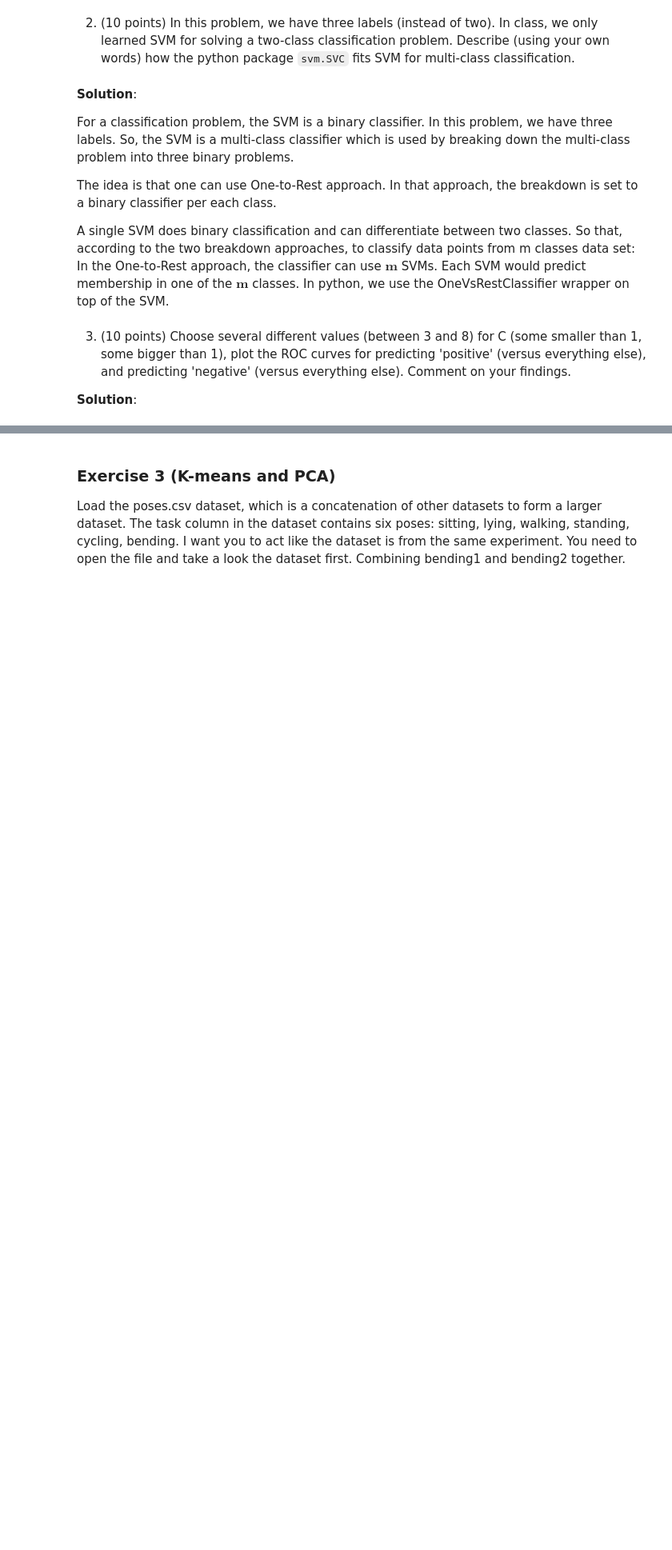
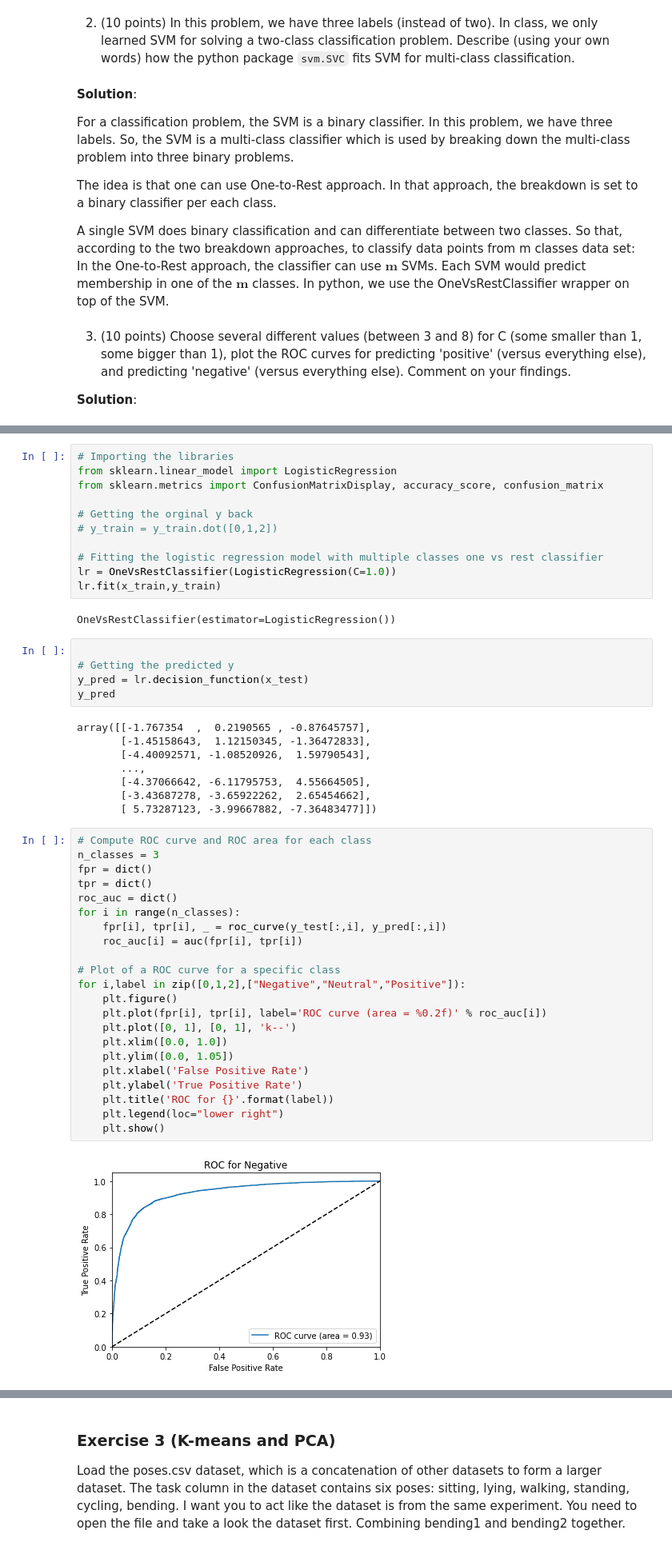
Before and after one commit to jaydbendre/STA208, a Jupyter notebook: Homeworks/Homework - 2/hw2/hw2.ipynb, the cells around one changed output, grey strips where cells are left out. Shown: that part at 80% size. Cells and saved outputs as stored; diff of their text form; blank space fills up the shorter version.

```diff
--- a/Homeworks/Homework - 2/hw2/hw2.ipynb
+++ b/Homeworks/Homework - 2/hw2/hw2.ipynb
@@ -308,0 +418,50 @@ __Note:__ the PR curve is a ratio of the number of true positives divided by the
+# %%
+# Importing the libraries
+from sklearn.linear_model import LogisticRegression
+from sklearn.metrics import ConfusionMatrixDisplay, accuracy_score, confusion_matrix
+
+# Getting the orginal y back
+# y_train = y_train.dot([0,1,2])
+
+# Fitting the logistic regression model with multiple classes one vs rest classifier
+lr = OneVsRestClassifier(LogisticRegression(C=1.0))
+lr.fit(x_train,y_train)
+# %% [output]
+OneVsRestClassifier(estimator=LogisticRegression())
+# %%
+
+# Getting the predicted y
+y_pred = lr.decision_function(x_test)
+y_pred
+# %% [output]
+array([[-1.767354  ,  0.2190565 , -0.87645757],
+       [-1.45158643,  1.12150345, -1.36472833],
+       [-4.40092571, -1.08520926,  1.59790543],
+       ...,
+       [-4.37066642, -6.11795753,  4.55664505],
+       [-3.43687278, -3.65922262,  2.65454662],
+       [ 5.73287123, -3.99667882, -7.36483477]])
+# %%
+# Compute ROC curve and ROC area for each class
+n_classes = 3
+fpr = dict()
+tpr = dict()
+roc_auc = dict()
+for i in range(n_classes):
+    fpr[i], tpr[i], _ = roc_curve(y_test[:,i], y_pred[:,i])
+    roc_auc[i] = auc(fpr[i], tpr[i])
+
+# Plot of a ROC curve for a specific class
+for i,label in zip([0,1,2],["Negative","Neutral","Positive"]):
+    plt.figure()
+    plt.plot(fpr[i], tpr[i], label='ROC curve (area = %0.2f)' % roc_auc[i])
+    plt.plot([0, 1], [0, 1], 'k--')
+    plt.xlim([0.0, 1.0])
+    plt.ylim([0.0, 1.05])
+    plt.xlabel('False Positive Rate')
+    plt.ylabel('True Positive Rate')
+    plt.title('ROC for {}'.format(label))
+    plt.legend(loc="lower right")
+    plt.show()
+# %% [output]
+[figure, added]
```
Also changed, not shown: parts of 35 cells of this notebook, 14 other files.
